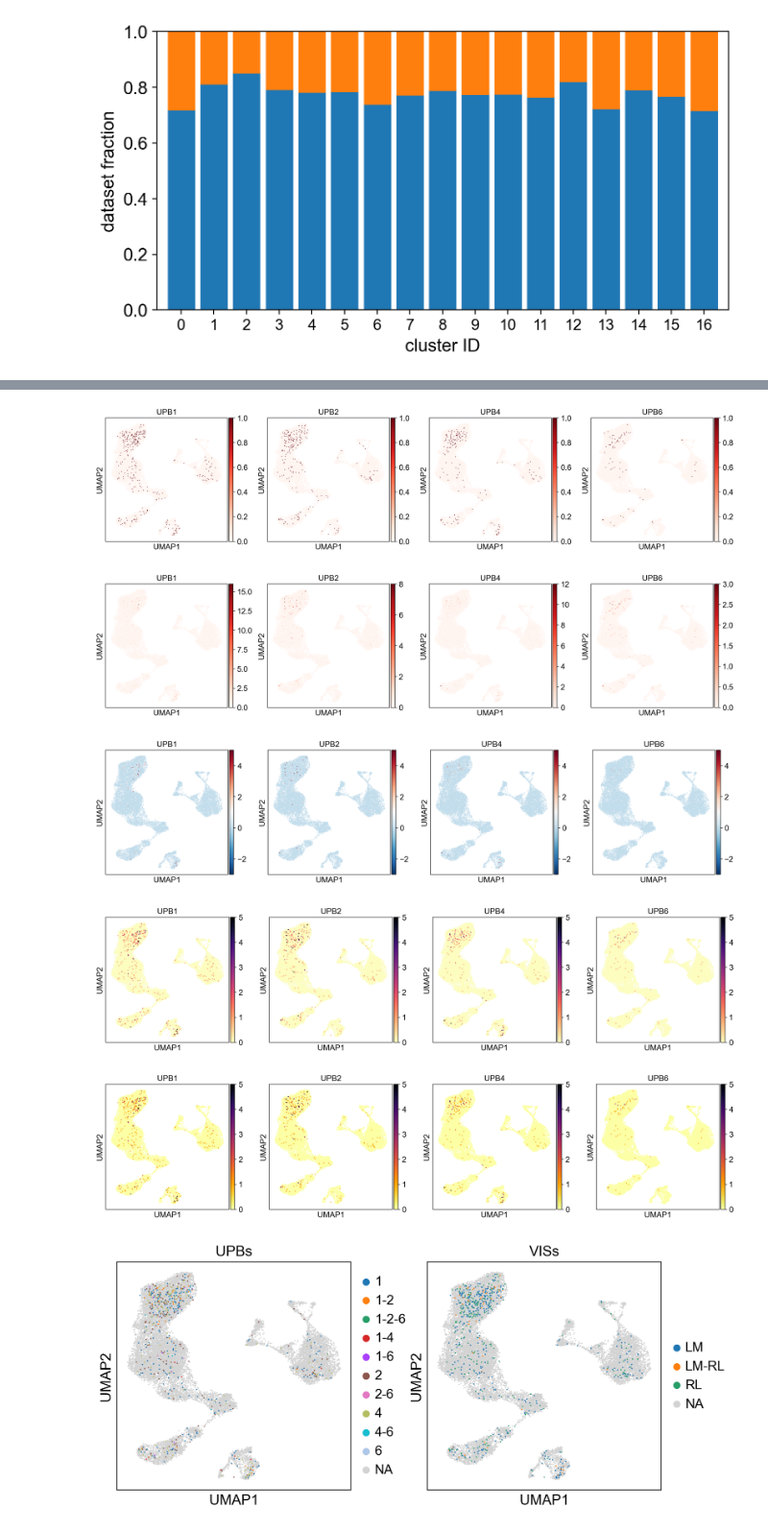
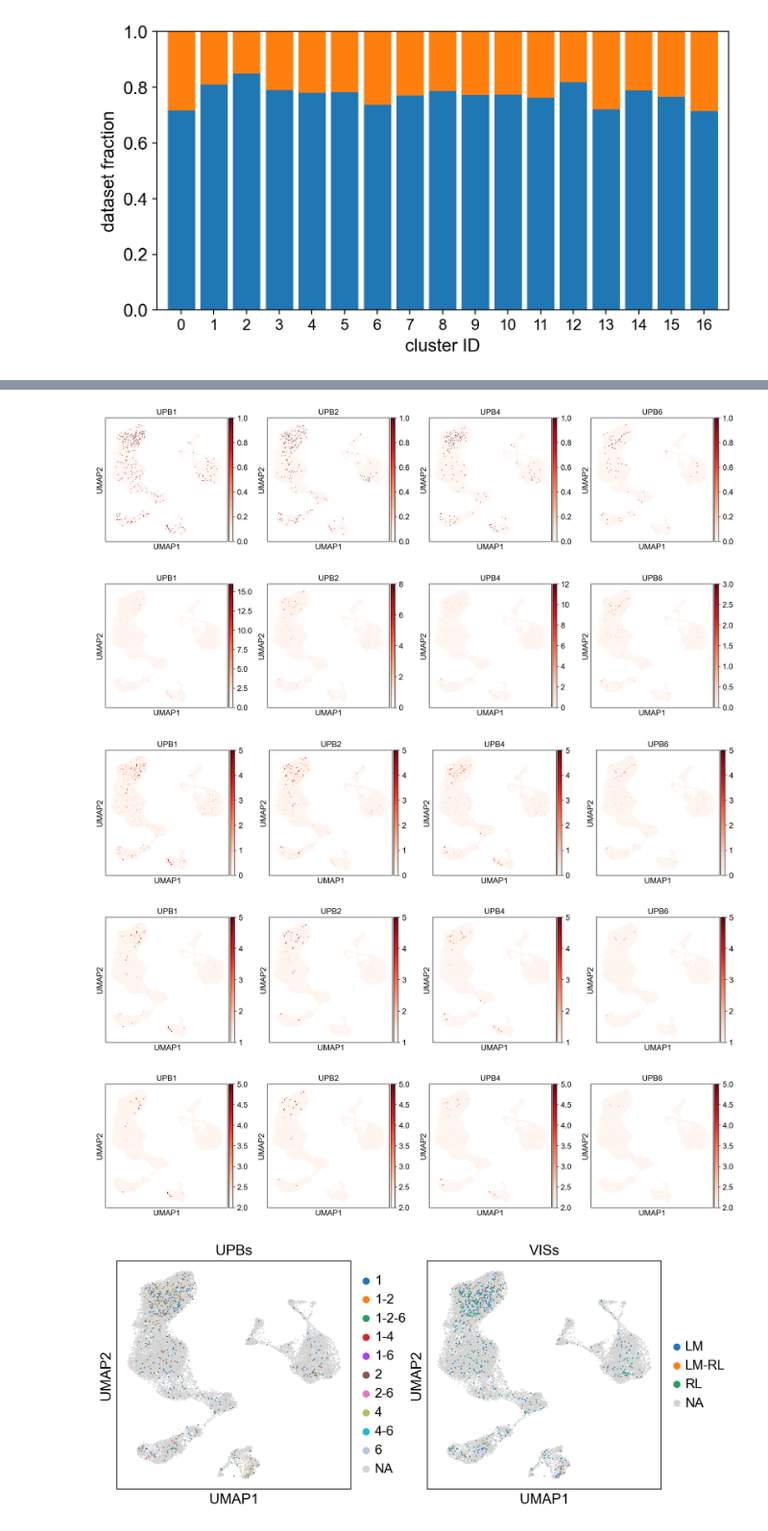
Before and after one commit to ryan-gorzek/trachtenberg-lab, a Jupyter notebook: transcriptomics/UPB/mix_glutamatergic_Mouse_V1_Bar.ipynb, the cells around one changed output, grey strips where cells are left out. Shown at 96% size. Cells and saved outputs as stored; diff of their text form; code cells hidden in the pictures.

```diff
--- a/transcriptomics/UPB/mix_glutamatergic_Mouse_V1_Bar.ipynb
+++ b/transcriptomics/UPB/mix_glutamatergic_Mouse_V1_Bar.ipynb
@@ -140,15 +199,40 @@ sc.pl.umap(adata, color=["Type"], legend_loc="on data", na_in_legend=False, lege
+# %%
+type_idx = {
+        "L2/3_A" : [],
+        "L2/3_B" : [],
+        "L2/3_C" : [],
+        "L4_A" : [],
+        "L4_B" : [],
+        "L4_C" : [],
+        "L5IT" : [],
+        "L5NP" : [],
+        "L5ET_A" : [],
+        "L5ET_B" : [],
+        "L6IT_A" : [],
+        "L6IT_B" : [],
+        "L6CT_A" : [],
+        "L6CT_B" : [],
+        "L6CT_C" : [],
+        "L6b" : [],
+            }
+
+adata.obs["subclass"] = [None] * adata.shape[0]
+
+for name, idx in class_idx.items():
+    mask = np.isin(adata.obs["leiden"], idx)
+    adata.obs.loc[mask, "type"] = [name] * np.sum(mask)
 # %%
 sc.pl.umap(adata, color=["UPB1", "UPB2", "UPB4", "UPB6"], color_map="Reds", vmax=1)
 sc.pl.umap(adata, color=["UPB1", "UPB2", "UPB4", "UPB6"], color_map="Reds")
-sc.pl.umap(adata, color=["UPB1", "UPB2", "UPB4", "UPB6"], color_map="RdBu_r", vmin=-3, vmax=5)
-sc.pl.umap(adata, color=["UPB1", "UPB2", "UPB4", "UPB6"], color_map="magma_r", vmin=0, vmax=5, size=12)
-sc.pl.umap(adata, color=["UPB1", "UPB2", "UPB4", "UPB6"], color_map="inferno_r", vmin=0, vmax=5, size=12)
+sc.pl.umap(adata, color=["UPB1", "UPB2", "UPB4", "UPB6"], color_map="Reds", vmin=0, vmax=5, size=12)
+sc.pl.umap(adata, color=["UPB1", "UPB2", "UPB4", "UPB6"], color_map="Reds", vmin=1, vmax=5, size=12)
+sc.pl.umap(adata, color=["UPB1", "UPB2", "UPB4", "UPB6"], color_map="Reds", vmin=2, vmax=5, size=12)
 # %% [output]
 [figure]
 [figure]
-[figure, old version]
+[figure, new version]
-[figure, old version]
+[figure, new version]
-[figure, old version]
+[figure, new version]
 # %%
 sc.pl.umap(adata, color=["UPBs", "VISs"])
 # %% [output]
```
Also changed, not shown: parts of 8 cells of this notebook.
